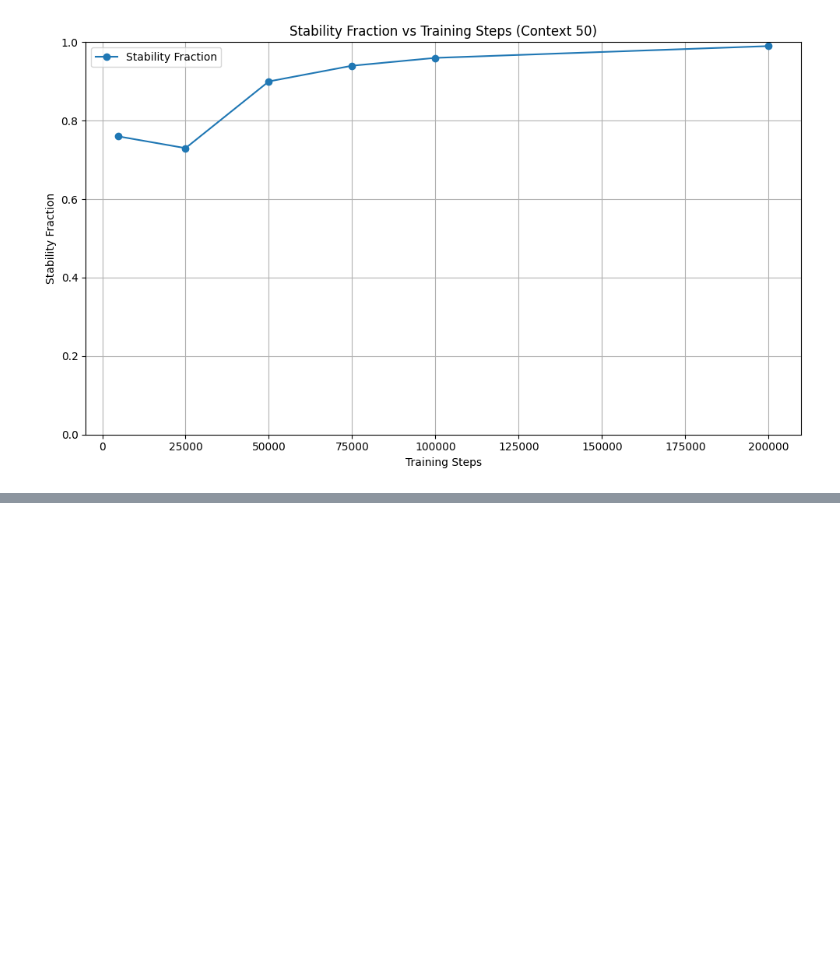
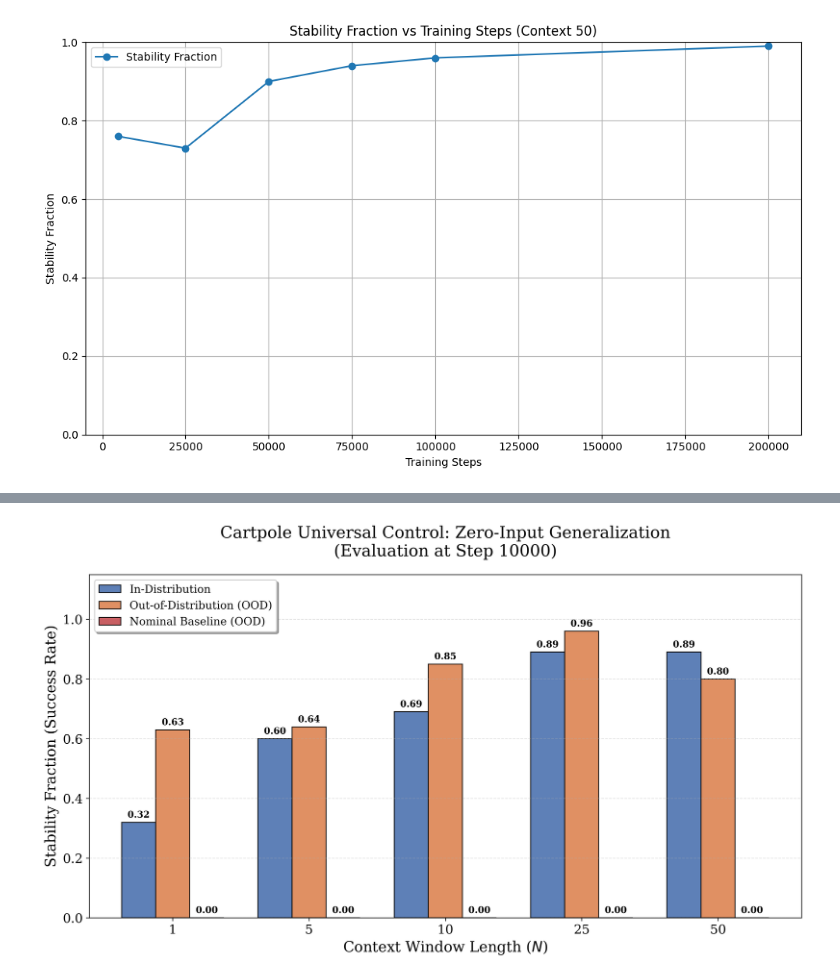
Before and after one commit to ebonyelsmith/transformer_control, a Jupyter notebook: eval_rnn_baseline.ipynb, the cells around one changed output, grey strips where cells are left out. Saved outputs shown, nothing was run; the diff lists cells and outputs as text; code cells hidden in the pictures; blank space fills up the shorter version.

```diff
--- a/eval_rnn_baseline.ipynb
+++ b/eval_rnn_baseline.ipynb
@@ -630,0 +729,94 @@ for step in tqdm(steps_list2, desc="Steps2"):
+# %%
+import matplotlib.pyplot as plt
+import pandas as pd
+import numpy as np
+import os
+
+# --- 1. SET PAPER-READY STYLING ---
+plt.rcParams.update({
+    'font.size': 14,
+    'axes.labelsize': 16,
+    'axes.titlesize': 18,
+    'xtick.labelsize': 14,
+    'ytick.labelsize': 14,
+    'legend.fontsize': 12,
+    'font.family': 'serif',
+    'figure.dpi': 300
+})
+
+# --- 2. PREPARE DATA ---
+data2 = []
+metric = 'stability_fraction'
+
+for stp in steps_list2:
+    for ctx in contexts:
+        for mode in modes:
+            val = results2[metric].get((stp, ctx, mode), 0.0)
+            data2.append({
+                'step': stp,
+                'context': ctx,
+                'mode': mode,
+                'value': val
+            })
+        # Add Nominal Baseline (Hardcoded 0 as per your finding)
+        data2.append({
+            'step': stp,
+            'context': ctx,
+            'mode': 'nominal',
+            'value': 0.0
+        })
+
+df_plot = pd.DataFrame(data2)
+output_dir = "paper_plots_cartpole"
+os.makedirs(output_dir, exist_ok=True)
+
+# --- 3. PLOT GENERATION ---
+for stp in steps_list2:
+    fig, ax = plt.subplots(figsize=(12, 7))
+
+    # Filter and Sort
+    step_data = df_plot[df_plot['step'] == stp]
+    sorted_contexts = sorted(contexts)
+    x = np.arange(len(sorted_contexts))
+    width = 0.25  # Bar width
+
+    # Define Categories and Colors
+    # Blue: In-Distr, Orange: OOD, Red: Nominal (Failure)
+    categories = [('indistr', 'In-Distribution', '#4C72B0'),
+                  ('ood', 'Out-of-Distribution (OOD)', '#DD8452'),
+                  ('nominal', 'Nominal Baseline (OOD)', '#C44E52')]
+
+    for i, (mode_key, label, color) in enumerate(categories):
+        vals = []
+        for ctx in sorted_contexts:
+            v = step_data[(step_data['context'] == ctx) & (step_data['mode'] == mode_key)]['value'].values
+            vals.append(v[0] if len(v) > 0 else 0)
+
+        offset = (i - 1) * width
+        bars = ax.bar(x + offset, vals, width, label=label, color=color, edgecolor='black', alpha=0.9)
+
+        # Add value labels on top of bars
+        for bar in bars:
+            height = bar.get_height()
+            ax.annotate(f'{height:.2f}',
+                        xy=(bar.get_x() + bar.get_width() / 2, height),
+                        xytext=(0, 3),
+                        textcoords="offset points",
+                        ha='center', va='bottom', fontsize=10, fontweight='bold')
+
+    # Formatting for Reviewers
+    ax.set_ylabel('Stability Fraction (Success Rate)')
+    ax.set_xlabel(r'Context Window Length ($N$)')
+    ax.set_title(f'Cartpole Universal Control: Zero-Input Generalization\n(Evaluation at Step {stp})', pad=20)
+    ax.set_xticks(x)
+    ax.set_xticklabels(sorted_contexts)
+    ax.set_ylim(0, 1.15)
+    ax.legend(loc='upper left', frameon=True, shadow=True)
+    ax.grid(axis='y', linestyle='--', alpha=0.4)
+
+    plt.tight_layout()
+    file_name = f'stability_comparison_step{stp}_paper.png'
+    # plt.savefig(os.path.join(output_dir, file_name))
+    print(f"Saved paper-ready plot: {file_name}")
+    plt.show()
+# %% [output]
@@ -630,0 +824 @@ for step in tqdm(steps_list2, desc="Steps2"):
+[figure, added]
```
Also changed, not shown: parts of 4 cells of this notebook, 5 other files.
